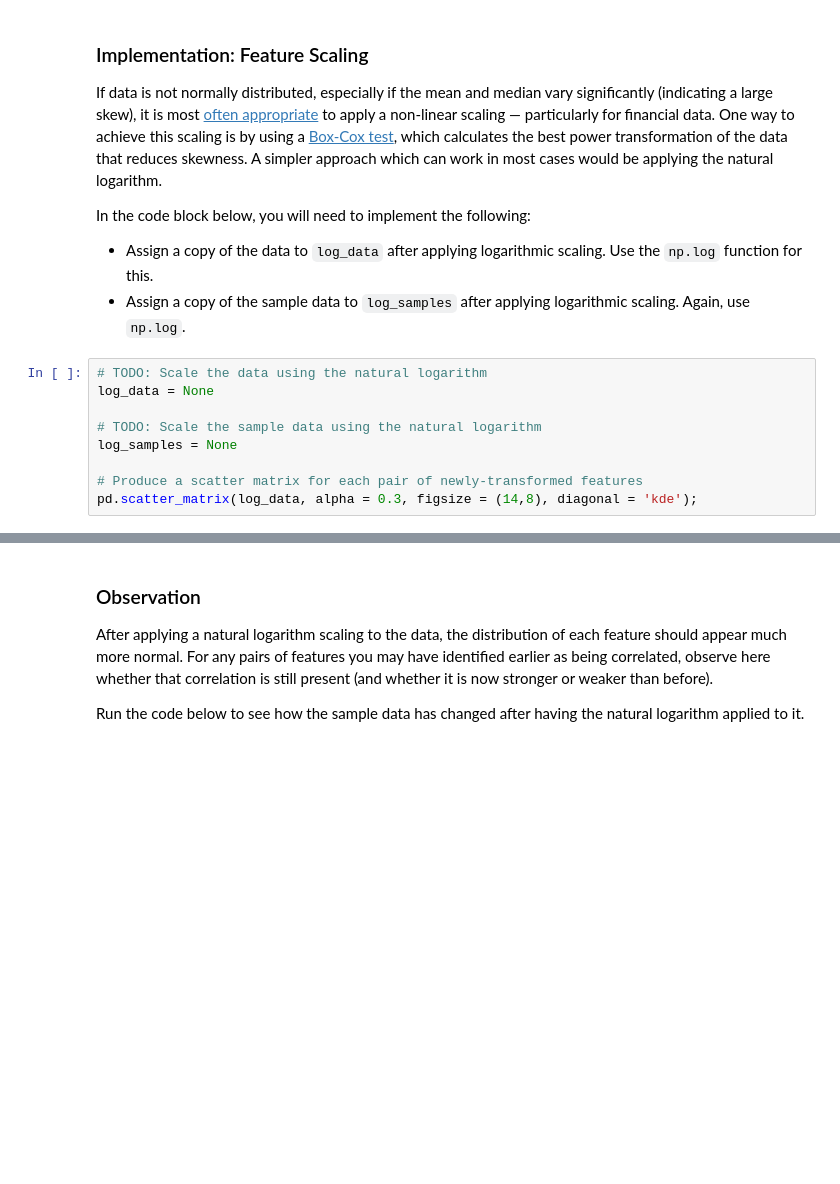
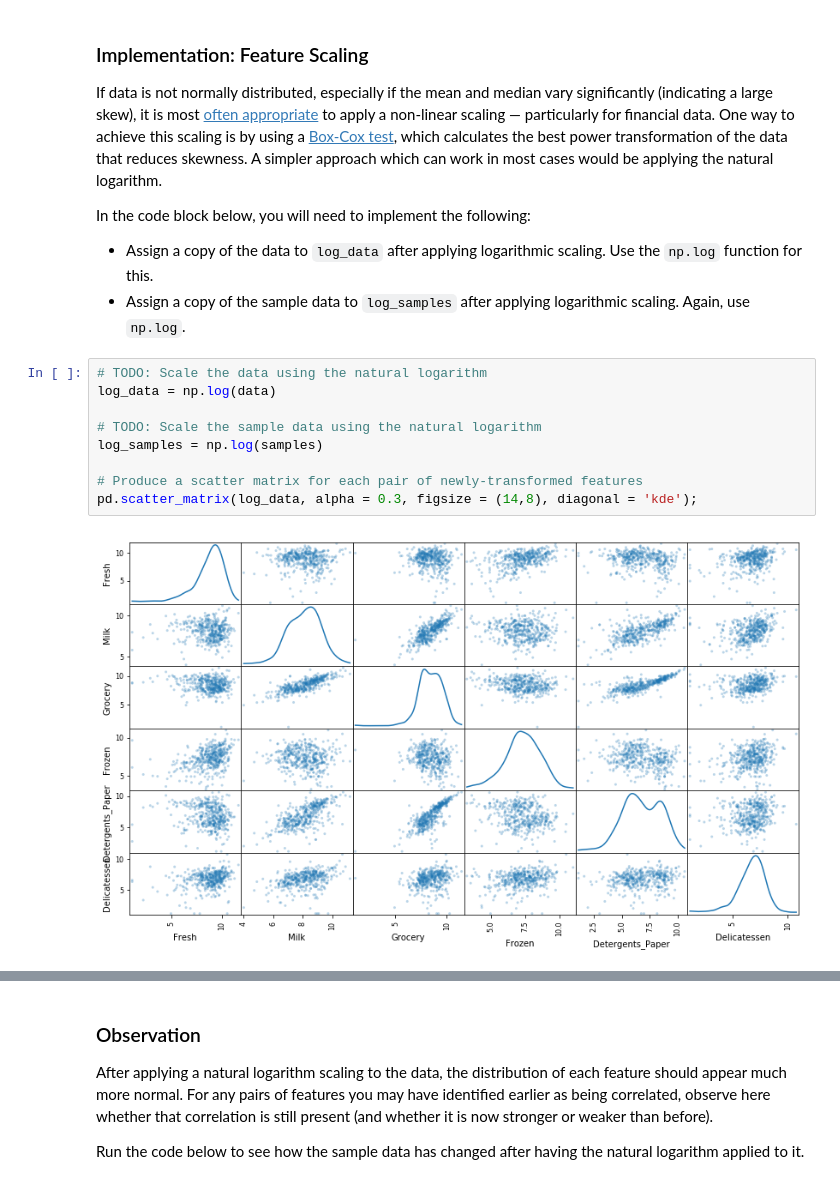
Before and after one commit to jjlogu/customer_segments, a Jupyter notebook: customer_segments.ipynb, the cells around one changed output, grey strips where cells are left out. Cells and saved outputs as stored; diff of their text form; blank space fills up the shorter version.

```diff
--- a/customer_segments.ipynb
+++ b/customer_segments.ipynb
@@ -201,10 +201,12 @@ In the code block below, you will need to implement the following:
  - Assign a copy of the sample data to `log_samples` after applying logarithmic scaling. Again, use `np.log`.
 # %%
 # TODO: Scale the data using the natural logarithm
-log_data = None
+log_data = np.log(data)
 
 # TODO: Scale the sample data using the natural logarithm
-log_samples = None
+log_samples = np.log(samples)
 
 # Produce a scatter matrix for each pair of newly-transformed features
 pd.scatter_matrix(log_data, alpha = 0.3, figsize = (14,8), diagonal = 'kde');
+# %% [output]
+[figure, added]
```
Also changed, not shown: parts of 7 cells of this notebook.
